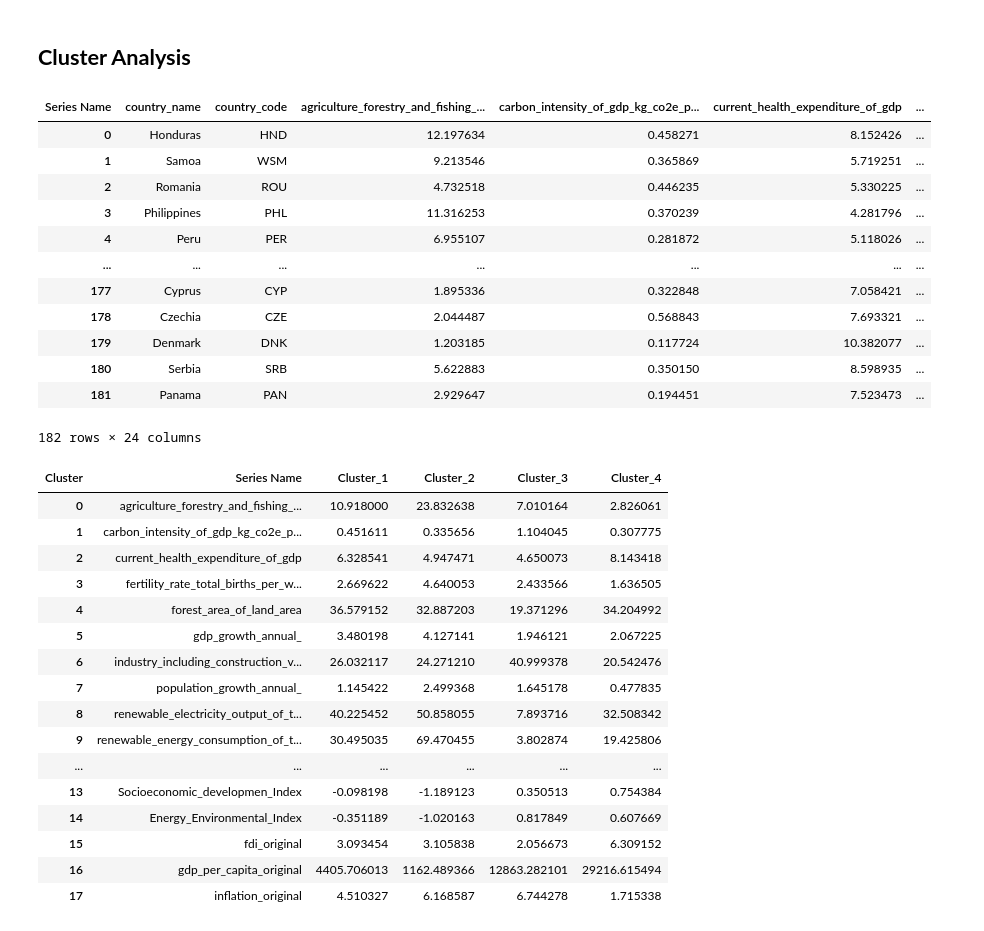
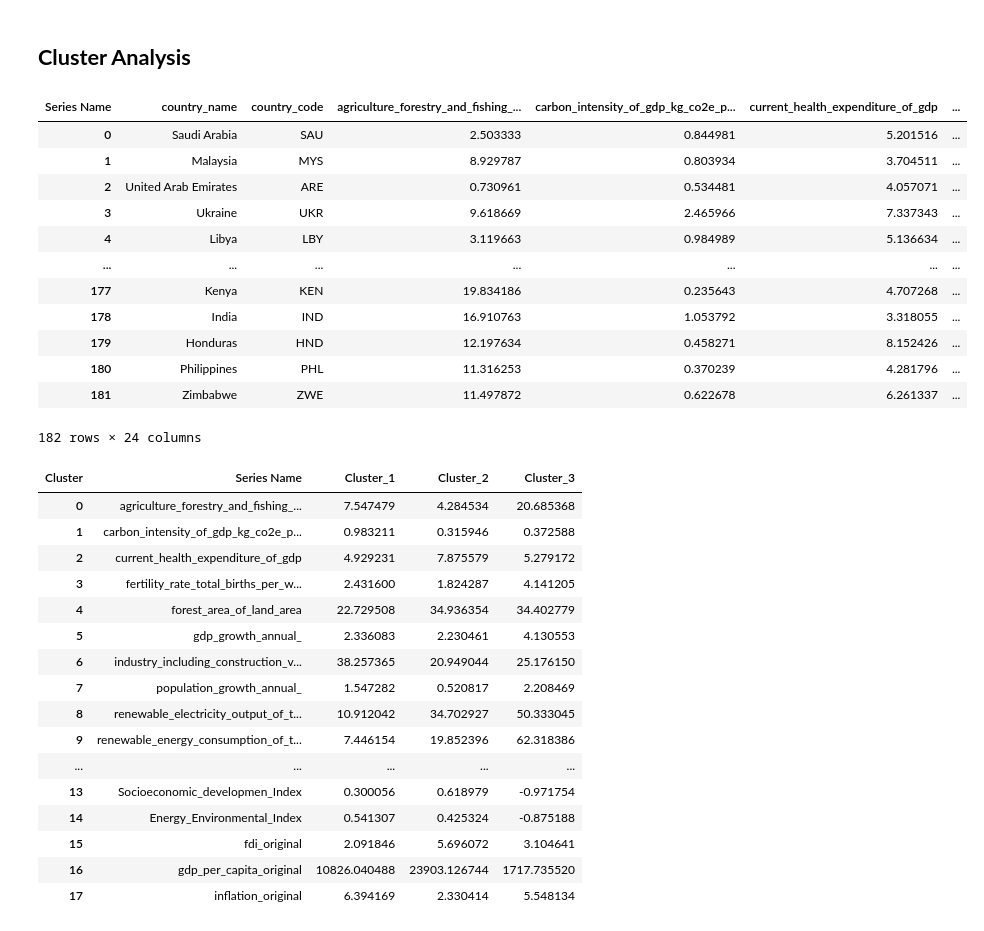
Before and after one commit to Mina-Makram-001/2B_Data_Science_Portfolio, a Jupyter notebook: Task_4_(Train_3_Unsupervised_ML_Models)/4_The_Model_&_Cluster_Analysis.ipynb, the cells around one changed output. Saved outputs shown, nothing was run; the diff lists cells and outputs as text; code cells hidden in the pictures.

```diff
--- a/Task_4_(Train_3_Unsupervised_ML_Models)/4_The_Model_&_Cluster_Analysis.ipynb
+++ b/Task_4_(Train_3_Unsupervised_ML_Models)/4_The_Model_&_Cluster_Analysis.ipynb
@@ -458,6 +447,6 @@ Total variance explained: 46.46%
 # %%
 Kmeans = KMeans(
-    n_clusters=4,
+    n_clusters=3,
     random_state=42,
     n_init=10
 )
@@ -584,39 +577,38 @@ Calinski-Harabasz Index: 251.425
 # %%
 df_countries['Cluster'] = df_countries['Cluster'].astype(int)
 
 dic = {
     0: 'Cluster_1',
     1: 'Cluster_2',
-    2: 'Cluster_3',
-    3: 'Cluster_4'
+    2: 'Cluster_3'
 }
 
 df_countries['Cluster'] = df_countries['Cluster'].map(dic)
 
 df_C0 = df_countries[df_countries['Cluster'] == 'Cluster_1']
 df_C1 = df_countries[df_countries['Cluster'] == 'Cluster_2']
 df_C2 = df_countries[df_countries['Cluster'] == 'Cluster_3']
 df_C3 = df_countries[df_countries['Cluster'] == 'Cluster_4']
 
 df_countries['fdi_original'] = np.sign(df_countries['fdi_log']) * np.expm1(np.abs(df_countries['fdi_log']))
 df_countries['gdp_per_capita_original'] = np.sign(df_countries['gdp_per_capita_constant_2015_us_log']) * np.expm1(np.abs(df_countries['gdp_per_capita_constant_2015_us_log']))
 df_countries['inflation_original'] = np.sign(df_countries['inflation_log']) * np.expm1(np.abs(df_countries['inflation_log']))
 
 df_countries.sort_values(ignore_index=True, by='Cluster', inplace=True)
 df_countries
 # %% [output]
 | Series Name | country_name | country_code | agriculture_forestry_and_fishing_... | carbon_intensity_of_gdp_kg_co2e_p... | current_health_expenditure_of_gdp | ... |
-| 0 | Honduras | HND | 12.197634 | 0.458271 | 8.152426 | ... |
-| 1 | Samoa | WSM | 9.213546 | 0.365869 | 5.719251 | ... |
-| 2 | Romania | ROU | 4.732518 | 0.446235 | 5.330225 | ... |
-| 3 | Philippines | PHL | 11.316253 | 0.370239 | 4.281796 | ... |
-| 4 | Peru | PER | 6.955107 | 0.281872 | 5.118026 | ... |
+| 0 | Saudi Arabia | SAU | 2.503333 | 0.844981 | 5.201516 | ... |
+| 1 | Malaysia | MYS | 8.929787 | 0.803934 | 3.704511 | ... |
+| 2 | United Arab Emirates | ARE | 0.730961 | 0.534481 | 4.057071 | ... |
+| 3 | Ukraine | UKR | 9.618669 | 2.465966 | 7.337343 | ... |
+| 4 | Libya | LBY | 3.119663 | 0.984989 | 5.136634 | ... |
 | ... | ... | ... | ... | ... | ... | ... |
-| 177 | Cyprus | CYP | 1.895336 | 0.322848 | 7.058421 | ... |
-| 178 | Czechia | CZE | 2.044487 | 0.568843 | 7.693321 | ... |
-| 179 | Denmark | DNK | 1.203185 | 0.117724 | 10.382077 | ... |
-| 180 | Serbia | SRB | 5.622883 | 0.350150 | 8.598935 | ... |
-| 181 | Panama | PAN | 2.929647 | 0.194451 | 7.523473 | ... |
+| 177 | Kenya | KEN | 19.834186 | 0.235643 | 4.707268 | ... |
+| 178 | India | IND | 16.910763 | 1.053792 | 3.318055 | ... |
+| 179 | Honduras | HND | 12.197634 | 0.458271 | 8.152426 | ... |
+| 180 | Philippines | PHL | 11.316253 | 0.370239 | 4.281796 | ... |
+| 181 | Zimbabwe | ZWE | 11.497872 | 0.622678 | 6.261337 | ... |
 182 rows × 24 columns
 # %%
 cluster_cols = df_countries.drop(columns=['Cluster', 'country_name', 'country_code', 'fdi_log','inflation_log','gdp_per_capita_constant_2015_us_log']).columns.tolist()
@@ -633,23 +625,23 @@ cluster_profile = (
 
 cluster_profile
 # %% [output]
-| Cluster | Series Name | Cluster_1 | Cluster_2 | Cluster_3 | Cluster_4 |
-| 0 | agriculture_forestry_and_fishing_... | 10.918000 | 23.832638 | 7.010164 | 2.826061 |
-| 1 | carbon_intensity_of_gdp_kg_co2e_p... | 0.451611 | 0.335656 | 1.104045 | 0.307775 |
-| 2 | current_health_expenditure_of_gdp | 6.328541 | 4.947471 | 4.650073 | 8.143418 |
-| 3 | fertility_rate_total_births_per_w... | 2.669622 | 4.640053 | 2.433566 | 1.636505 |
-| 4 | forest_area_of_land_area | 36.579152 | 32.887203 | 19.371296 | 34.204992 |
-| 5 | gdp_growth_annual_ | 3.480198 | 4.127141 | 1.946121 | 2.067225 |
-| 6 | industry_including_construction_v... | 26.032117 | 24.271210 | 40.999378 | 20.542476 |
-| 7 | population_growth_annual_ | 1.145422 | 2.499368 | 1.645178 | 0.477835 |
-| 8 | renewable_electricity_output_of_t... | 40.225452 | 50.858055 | 7.893716 | 32.508342 |
-| 9 | renewable_energy_consumption_of_t... | 30.495035 | 69.470455 | 3.802874 | 19.425806 |
-| ... | ... | ... | ... | ... | ... |
-| 13 | Socioeconomic_developmen_Index | -0.098198 | -1.189123 | 0.350513 | 0.754384 |
-| 14 | Energy_Environmental_Index | -0.351189 | -1.020163 | 0.817849 | 0.607669 |
-| 15 | fdi_original | 3.093454 | 3.105838 | 2.056673 | 6.309152 |
-| 16 | gdp_per_capita_original | 4405.706013 | 1162.489366 | 12863.282101 | 29216.615494 |
-| 17 | inflation_original | 4.510327 | 6.168587 | 6.744278 | 1.715338 |
+| Cluster | Series Name | Cluster_1 | Cluster_2 | Cluster_3 |
+| 0 | agriculture_forestry_and_fishing_... | 7.547479 | 4.284534 | 20.685368 |
+| 1 | carbon_intensity_of_gdp_kg_co2e_p... | 0.983211 | 0.315946 | 0.372588 |
+| 2 | current_health_expenditure_of_gdp | 4.929231 | 7.875579 | 5.279172 |
+| 3 | fertility_rate_total_births_per_w... | 2.431600 | 1.824287 | 4.141205 |
+| 4 | forest_area_of_land_area | 22.729508 | 34.936354 | 34.402779 |
+| 5 | gdp_growth_annual_ | 2.336083 | 2.230461 | 4.130553 |
+| 6 | industry_including_construction_v... | 38.257365 | 20.949044 | 25.176150 |
+| 7 | population_growth_annual_ | 1.547282 | 0.520817 | 2.208469 |
+| 8 | renewable_electricity_output_of_t... | 10.912042 | 34.702927 | 50.333045 |
+| 9 | renewable_energy_consumption_of_t... | 7.446154 | 19.852396 | 62.318386 |
+| ... | ... | ... | ... | ... |
+| 13 | Socioeconomic_developmen_Index | 0.300056 | 0.618979 | -0.971754 |
+| 14 | Energy_Environmental_Index | 0.541307 | 0.425324 | -0.875188 |
+| 15 | fdi_original | 2.091846 | 5.696072 | 3.104641 |
+| 16 | gdp_per_capita_original | 10826.040488 | 23903.126744 | 1717.735520 |
+| 17 | inflation_original | 6.394169 | 2.330414 | 5.548134 |
 # %%
 # 1. Update dimensions dictionary to match 'gdp_per_capita_original'
 dimensions = {
```
Also changed, not shown: parts of 15 cells of this notebook, 6 other files.
